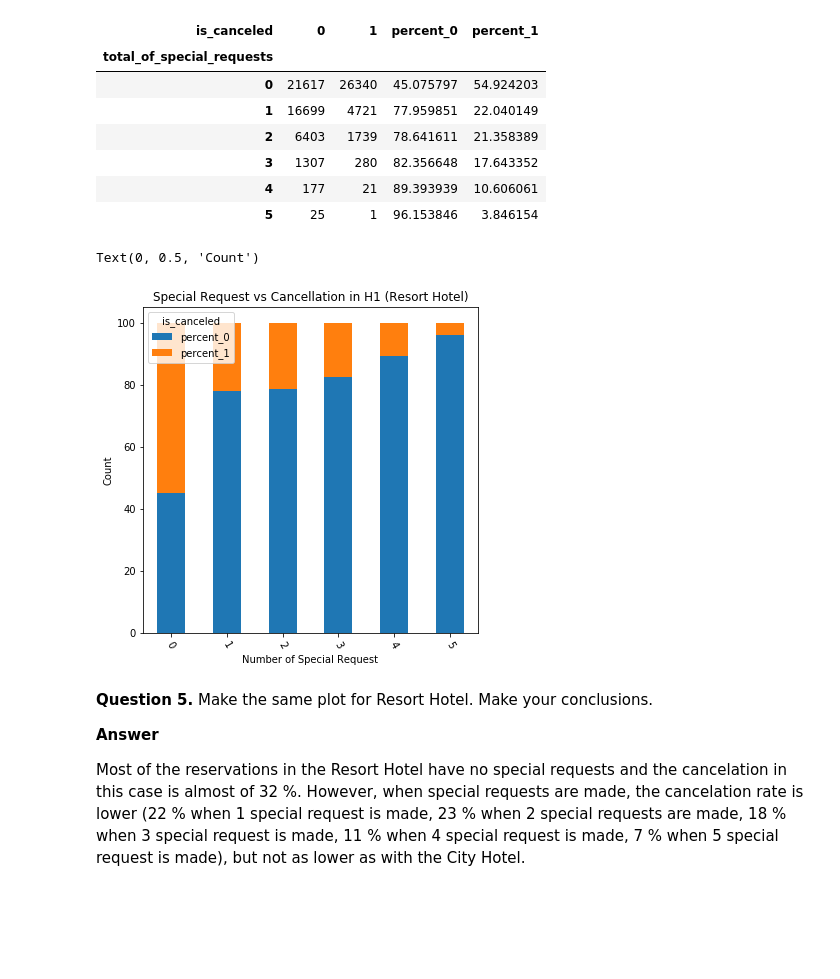
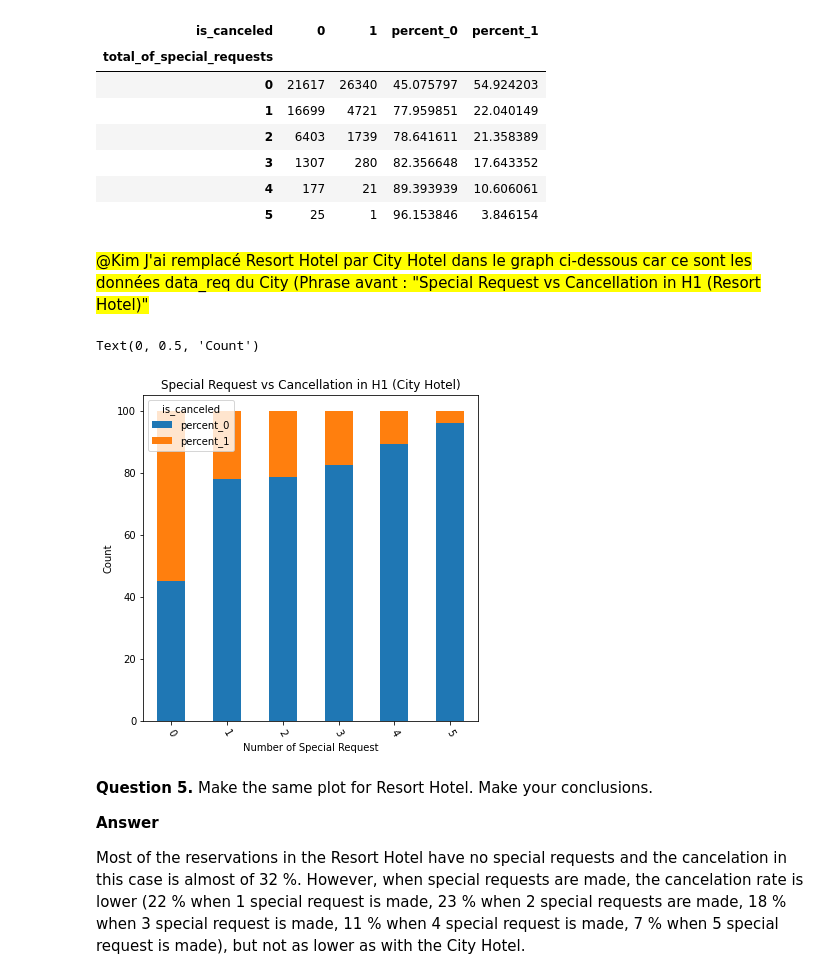
Before and after one commit to ARKEnsae/DM_ML_3A, a Jupyter notebook: TP2/TP2_KA_IB.ipynb, the cells around one changed output. Saved outputs shown, nothing was run; the diff lists cells and outputs as text; code cells hidden in the pictures; blank space fills up the shorter version.

```diff
--- a/TP2/TP2_KA_IB.ipynb
+++ b/TP2/TP2_KA_IB.ipynb
@@ -421,15 +417,18 @@ data_req
 | 3 | 1307 | 280 | 82.356648 | 17.643352 |
 | 4 | 177 | 21 | 89.393939 | 10.606061 |
 | 5 | 25 | 1 | 96.153846 | 3.846154 |
+# %% [markdown]
+<mark> @Kim J'ai remplacé Resort Hotel par City Hotel dans le graph ci-dessous car ce sont les données data_req
+    du City (Phrase avant : "Special Request vs Cancellation in H1 (Resort Hotel)" </mark>
 # %%
 data_req.iloc[:, 2:4].plot(kind='bar', stacked=True, figsize=(6,6))
-plt.title('Special Request vs Cancellation in H1 (Resort Hotel)')
+plt.title('Special Request vs Cancellation in H1 (City Hotel)')
 plt.xlabel('Number of Special Request', fontsize=10)
 plt.xticks(rotation=300)
 plt.ylabel('Count', fontsize=10)
 # %% [output]
 Text(0, 0.5, 'Count')
-[figure, old version]
+[figure, new version]
 # %% [markdown]
 
 **Question 5.** Make the same plot for Resort Hotel. Make your conclusions.
```
Also changed, not shown: parts of 24 cells of this notebook.
